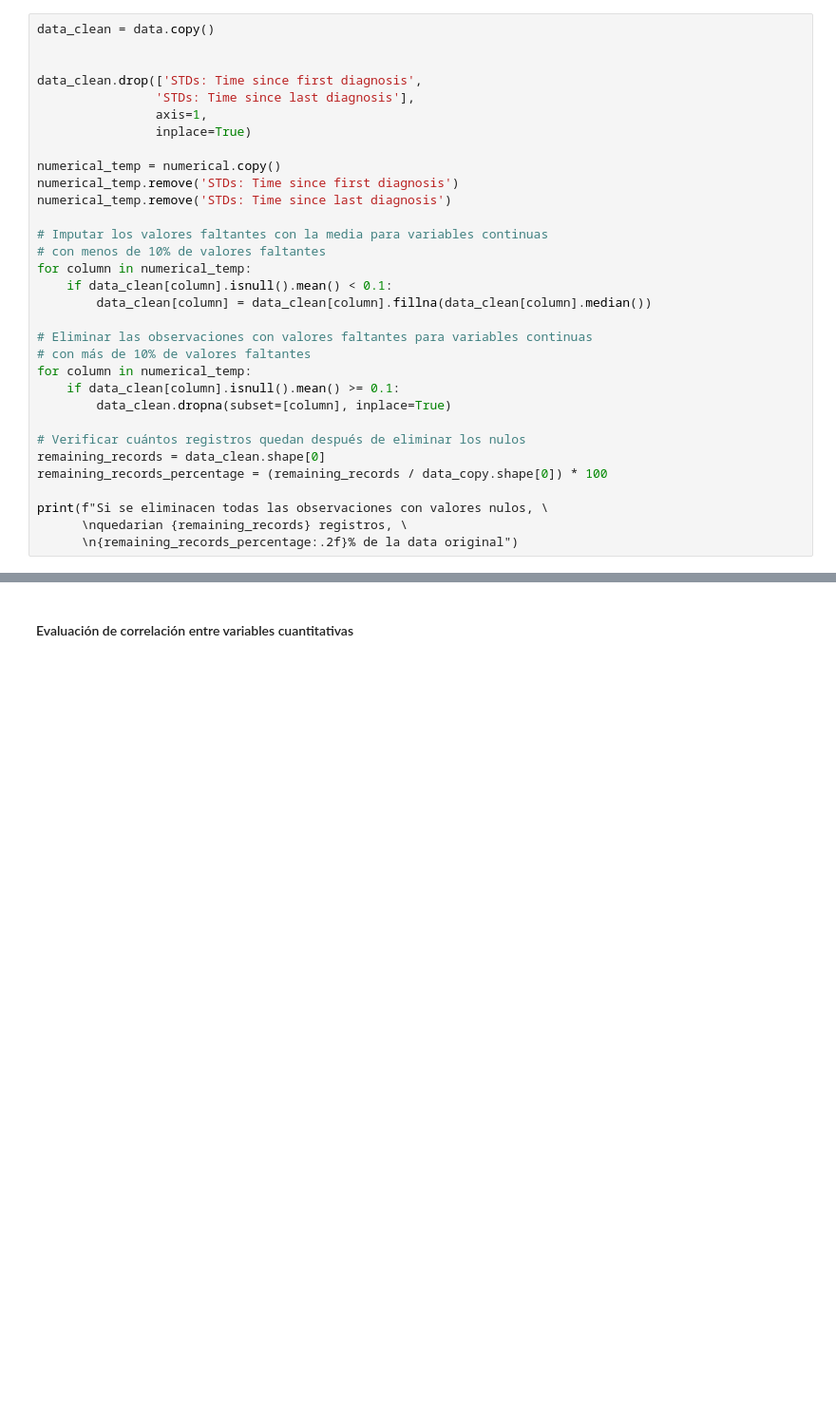
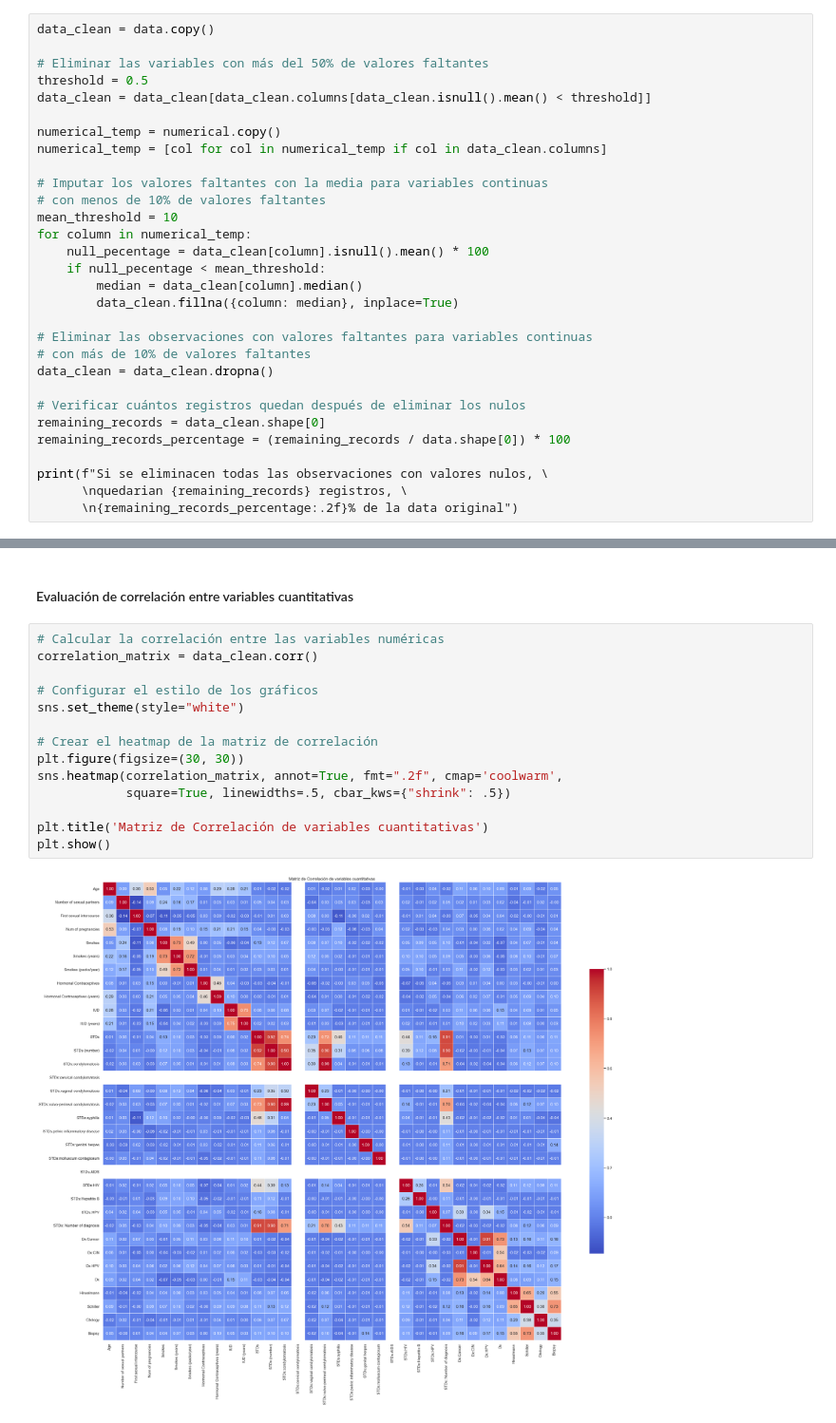
Before and after one commit to LeivaDiego/DataScience-Lab1, a Jupyter notebook: cervical_cancer.ipynb, the cells around one changed output, grey strips where cells are left out. Shown at 95% size. Drawn from its saved outputs; the diff is of its cells as text; blank space fills up the shorter version.

Commit message:
Correlation Matrix

```diff
--- a/cervical_cancer.ipynb
+++ b/cervical_cancer.ipynb
@@ -330,31 +330,29 @@ La accion a probar a continuacion será eliminar las variables con alto porcenta
 # %%
 data_clean = data.copy()
 
-
-data_clean.drop(['STDs: Time since first diagnosis',
-                'STDs: Time since last diagnosis'],
-                axis=1,
-                inplace=True)
+# Eliminar las variables con más del 50% de valores faltantes
+threshold = 0.5
+data_clean = data_clean[data_clean.columns[data_clean.isnull().mean() < threshold]]
 
 numerical_temp = numerical.copy()
-numerical_temp.remove('STDs: Time since first diagnosis')
-numerical_temp.remove('STDs: Time since last diagnosis')
+numerical_temp = [col for col in numerical_temp if col in data_clean.columns]
 
 # Imputar los valores faltantes con la media para variables continuas
 # con menos de 10% de valores faltantes
+mean_threshold = 10
 for column in numerical_temp:
-    if data_clean[column].isnull().mean() < 0.1:
-        data_clean[column] = data_clean[column].fillna(data_clean[column].median())
+    null_pecentage = data_clean[column].isnull().mean() * 100
+    if null_pecentage < mean_threshold:
+        median = data_clean[column].median()
+        data_clean.fillna({column: median}, inplace=True)
 
 # Eliminar las observaciones con valores faltantes para variables continuas
 # con más de 10% de valores faltantes
-for column in numerical_temp:
-    if data_clean[column].isnull().mean() >= 0.1:
-        data_clean.dropna(subset=[column], inplace=True)
+data_clean = data_clean.dropna()
 
 # Verificar cuántos registros quedan después de eliminar los nulos
 remaining_records = data_clean.shape[0]
-remaining_records_percentage = (remaining_records / data_copy.shape[0]) * 100
+remaining_records_percentage = (remaining_records / data.shape[0]) * 100
 
 print(f"Si se eliminacen todas las observaciones con valores nulos, \
       \nquedarian {remaining_records} registros, \
@@ -368,3 +386,19 @@ Esta nueva estrategia tiene un impacto mucho menor que solo eliminar todos los r
 La estrategia asegura la confiabilidad de los datos, al eliminar variables con grandes cantidades de valores nulos, y eliminar registros con valores nulos mayores al 10% se previene la incorporacion de un sesgo dentro de los datos. Asimismo, el imputar valores solo para aquellas variables bajo el 10% de valores faltantes previene que se pierdan mas registros, y al ser un porcentaje tan bajo, tambien se evita la creacion de sesgos.
 # %% [markdown]
 #### Evaluación de correlación entre variables cuantitativas
+# %%
+# Calcular la correlación entre las variables numéricas
+correlation_matrix = data_clean.corr()
+
+# Configurar el estilo de los gráficos
+sns.set_theme(style="white")
+
+# Crear el heatmap de la matriz de correlación
+plt.figure(figsize=(30, 30))
+sns.heatmap(correlation_matrix, annot=True, fmt=".2f", cmap='coolwarm',
+            square=True, linewidths=.5, cbar_kws={"shrink": .5})
+
+plt.title('Matriz de Correlación de variables cuantitativas')
+plt.show()
+# %% [output]
+[figure, added]
```
Also changed, not shown: parts of 5 cells of this notebook.
